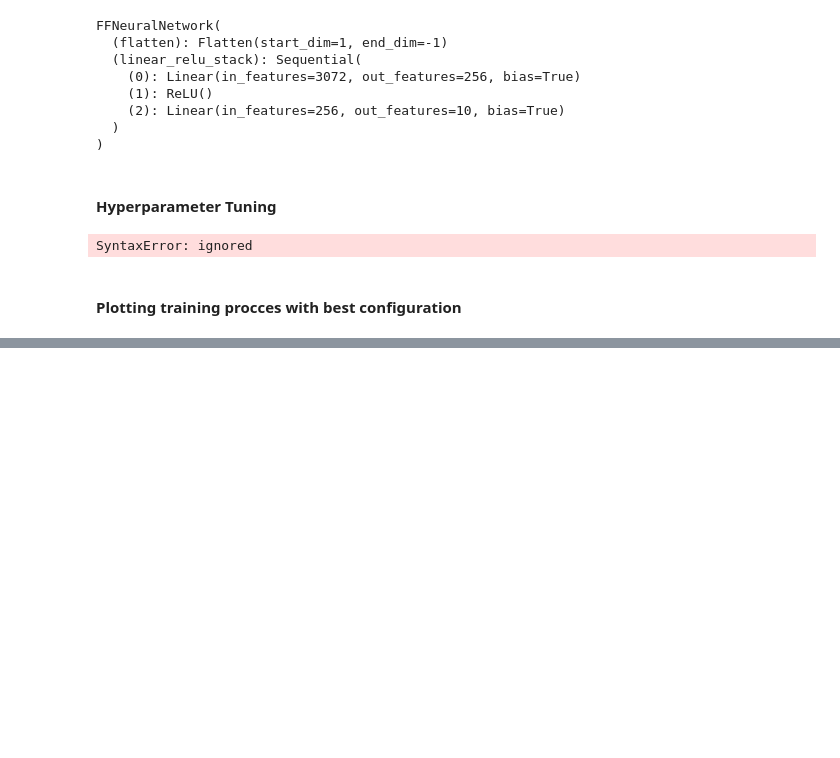
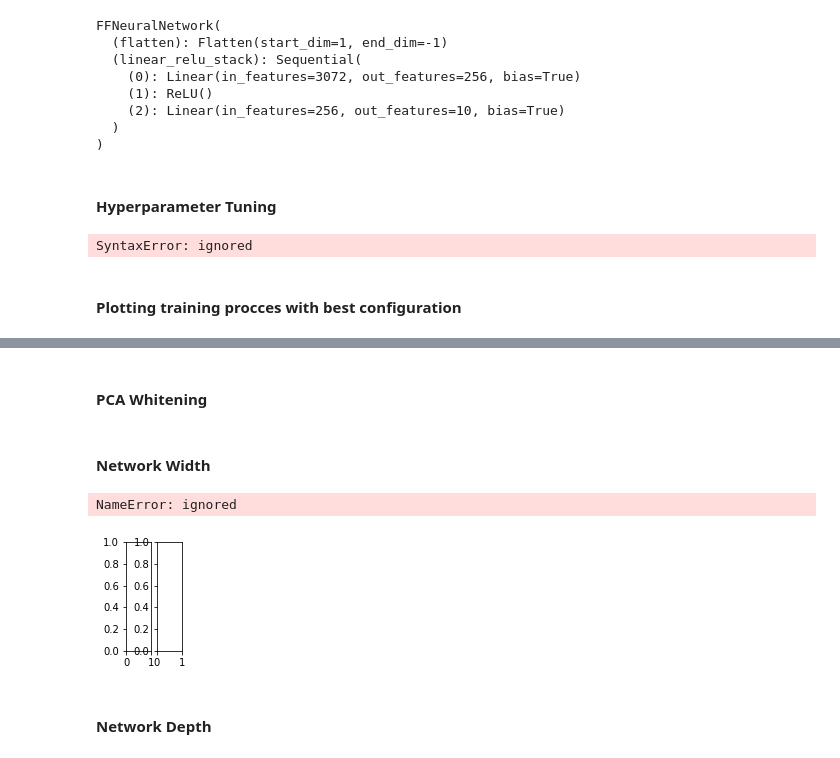
Before and after one commit to ItayShalit/Intro-to-Deep-Learning, a Jupyter notebook: Intro_to_DL_Assignment_1.ipynb, the cells around one changed output, grey strips where cells are left out. Saved outputs shown, nothing was run; the diff lists cells and outputs as text; code cells hidden in the pictures; blank space fills up the shorter version.

```diff
--- a/Intro_to_DL_Assignment_1.ipynb
+++ b/Intro_to_DL_Assignment_1.ipynb
@@ -224,4 +238,5 @@ train_and_plot_results(trainloader, testloader, model, loss_fn, optimizer, epoch
 # %%
-model = FFNeuralNetwork().to(device)
+torch.nn.init.normal_(model.input_layer.weight, mean=0.0, std=best_configuration.init_std)
+torch.nn.init.normal_(model.hidden_layer.weight, mean=0.0, std=best_configuration.init_std)
 optimizer = torch.optim.Adam(model.parameters(), lr=best_configuration["learning rate"], betas=(0.9, 0.999), eps=1e-08, weight_decay=0, amsgrad=False)
 train_and_plot_results(trainloader, testloader, model, loss_fn, optimizer, epochs)
@@ -230,4 +245,5 @@ train_and_plot_results(trainloader, testloader, model, loss_fn, optimizer, epoch
 # %%
-model = FFNeuralNetwork().to(device)
+torch.nn.init.xavier_normal_(model.input_layer.weight)
+torch.nn.init.xavier_normal_(model.input_layer.weight)
 optimizer = torch.optim.SGD(model.parameters(), lr=best_configuration["learning rate"], momentum=best_configuration["momentum_param"])
 train_and_plot_results(trainloader, testloader, model, loss_fn, optimizer, epochs)
@@ -233,0 +252,5 @@ train_and_plot_results(trainloader, testloader, model, loss_fn, optimizer, epoch
+# %%
+torch.nn.init.normal_(model.input_layer.weight, mean=0.0, std=best_configuration.init_std)
+torch.nn.init.normal_(model.hidden_layer.weight, mean=0.0, std=best_configuration.init_std)
+optimizer = torch.optim.SGD(model.parameters(), lr=best_configuration["learning rate"], momentum=best_configuration["momentum_param"], weight_decay=1e-4)
+train_and_plot_results(trainloader, testloader, model, loss_fn, optimizer, epochs)
@@ -233,0 +280,8 @@ train_and_plot_results(trainloader, testloader, model, loss_fn, optimizer, epoch
+# %%
+model = FFNeuralNetworkDropout().to(device)
+torch.nn.init.normal_(model.input_layer.weight, mean=0.0, std=best_configuration.init_std)
+torch.nn.init.normal_(model.hidden_layer.weight, mean=0.0, std=best_configuration.init_std)
+optimizer = torch.optim.SGD(model.parameters(), lr=best_configuration["learning rate"], momentum=best_configuration["momentum_param"], weight_decay=1e-4)
+train_and_plot_results(trainloader, testloader, model, loss_fn, optimizer, epochs)
+# %% [markdown]
+#### PCA Whitening
@@ -233,0 +330,42 @@ train_and_plot_results(trainloader, testloader, model, loss_fn, optimizer, epoch
+# %% [markdown]
+#### Network Width
+# %%
+def NNClassGeneratorByWidth(width):
+  class FFNeuralNetwork(nn.Module):
+      def __init__(self):
+          super(FFNeuralNetwork, self).__init__()
+          self.flatten = nn.Flatten()
+          input_layer = skip_init(nn.Linear, 3072, width) #To save computations, Parameter initialization is currently skipped,
+                                                        #and will be done before training using a custom distribution.
+          hidden_layer = skip_init(nn.Linear, width, 10)
+          self.linear_relu_stack = nn.Sequential(
+              input_layer,
+              nn.ReLU(),
+              hidden_layer,
+          )
+
+      def forward(self, x):
+          x = self.flatten(x)
+          logits = self.linear_relu_stack(x)
+          return logits
+  return FFNeuralNetwork
+
+figure = plt.figure(figsize=(1,2))
+ax1 = figure.add_subplot(1,2,1)
+ax2 = figure.add_subplot(1,2,2)
+width_vals = [6, 10, 12]
+
+for width in width_vals:
+  NNClass = NNClassGeneratorByWidth(2**width)
+  model = NNClass().to(device)
+  torch.nn.init.normal_(model.input_layer.weight, mean=0.0, std=best_configuration.init_std)
+  torch.nn.init.normal_(model.hidden_layer.weight, mean=0.0, std=best_configuration.init_std)
+  optimizer = torch.optim.SGD(model.parameters(), lr=best_configuration["learning rate"], momentum=best_configuration["momentum_param"])
+  train_and_plot_results(trainloader, testloader, model, loss_fn, optimizer, epochs, figure = figure, plot_results = False, label_addition = f'width 2^{width}')
+
+figure.show()
+# %% [output]
+NameError: ignored
+[figure, added]
+# %% [markdown]
+#### Network Depth
```
Also changed, not shown: parts of 17 cells of this notebook.
